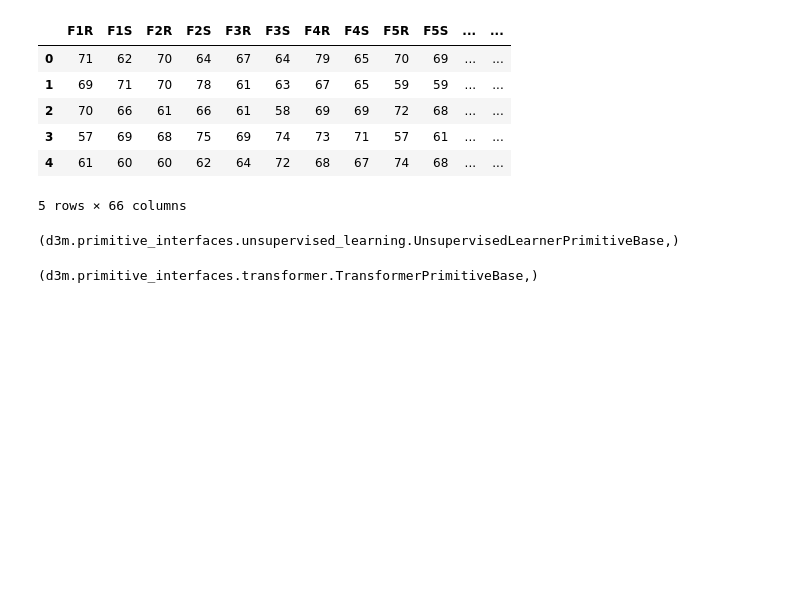
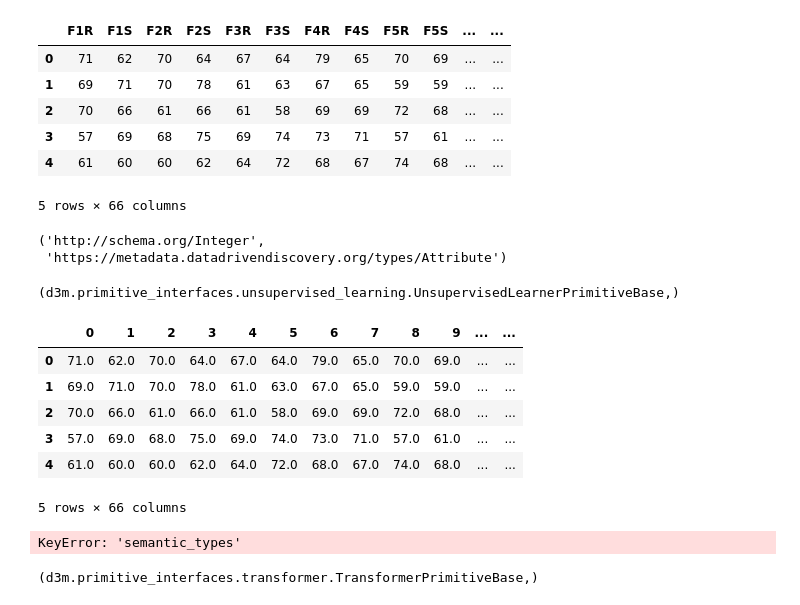
Before and after one commit to VIDA-NYU/alphad3m, a Jupyter notebook: scripts/pipeline_new_primitives.ipynb, the cells around one changed output. Cells and saved outputs as stored; diff of their text form; code cells hidden in the pictures; blank space fills up the shorter version.

```diff
--- a/scripts/pipeline_new_primitives.ipynb
+++ b/scripts/pipeline_new_primitives.ipynb
@@ -155,7 +143,7 @@ d3m.primitives.datasets.DatasetToDataFrame.__bases__
 hyperparams_class = d3m.primitives.datasets.DatasetToDataFrame.metadata.query()['primitive_code']['class_type_arguments']['Hyperparams']
 hyperparams = hyperparams_class.defaults()
 step1 = d3m.primitives.datasets.DatasetToDataFrame(hyperparams=hyperparams)
-res = step1.produce(inputs=step0_produce)
+res = step1.produce(inputs=dataset)
 assert res.has_finished
 step1_produce = res.value
 step1_produce.head()
@@ -192,9 +180,10 @@ d3m.primitives.data.ExtractAttributes.__bases__
 # %% [output]
 (d3m.primitive_interfaces.transformer.TransformerPrimitiveBase,)
 # %%
-hyperparams_class = d3m.primitives.data.ExtractAttributes.metadata.query()['primitive_code']['class_type_arguments']['Hyperparams']
-hyperparams = hyperparams_class.defaults()
-step3 = d3m.primitives.data.ExtractAttributes(hyperparams=hyperparams)
+hyperparams_class = d3m.primitives.data.ExtractColumnsBySemanticTypes.metadata.query()['primitive_code']['class_type_arguments']['Hyperparams']
+hyperparams = hyperparams_class(hyperparams_class.defaults(),
+                                semantic_types=['https://metadata.datadrivendiscovery.org/types/Attribute'])
+step3 = d3m.primitives.data.ExtractColumnsBySemanticTypes(hyperparams=hyperparams)
 res = step3.produce(inputs=step2_produce)
 assert res.has_finished
 step3_produce = res.value
@@ -227,6 +216,11 @@ step4_produce.head()
 | 3 | 57 | 69 | 68 | 75 | 69 | 74 | 73 | 71 | 57 | 61 | ... | ... |
 | 4 | 61 | 60 | 60 | 62 | 64 | 72 | 68 | 67 | 74 | 68 | ... | ... |
 5 rows × 66 columns
+# %%
+dict(step4_produce.metadata.query([ALL_ELEMENTS, 0]))['semantic_types']
+# %% [output]
+('http://schema.org/Integer',
+ 'https://metadata.datadrivendiscovery.org/types/Attribute')
 # %%
 d3m.primitives.sklearn_wrap.SKImputer.__bases__
 # %% [output]
@@ -234,12 +228,25 @@ d3m.primitives.sklearn_wrap.SKImputer.__bases__
 # %%
 hyperparams_class = d3m.primitives.sklearn_wrap.SKImputer.metadata.query()['primitive_code']['class_type_arguments']['Hyperparams']
 hyperparams = hyperparams_class.defaults()
 step5 = d3m.primitives.sklearn_wrap.SKImputer(hyperparams=hyperparams)
 step5.set_training_data(inputs=step4_produce)
 res = step5.fit()
 assert res.has_finished
 assert res.value is None
 res = step5.produce(inputs=step4_produce)
 assert res.has_finished
 step5_produce = res.value
+step5_produce.head()
+# %% [output]
+|  | 0 | 1 | 2 | 3 | 4 | 5 | 6 | 7 | 8 | 9 | ... | ... |
+| 0 | 71.0 | 62.0 | 70.0 | 64.0 | 67.0 | 64.0 | 79.0 | 65.0 | 70.0 | 69.0 | ... | ... |
+| 1 | 69.0 | 71.0 | 70.0 | 78.0 | 61.0 | 63.0 | 67.0 | 65.0 | 59.0 | 59.0 | ... | ... |
+| 2 | 70.0 | 66.0 | 61.0 | 66.0 | 61.0 | 58.0 | 69.0 | 69.0 | 72.0 | 68.0 | ... | ... |
+| 3 | 57.0 | 69.0 | 68.0 | 75.0 | 69.0 | 74.0 | 73.0 | 71.0 | 57.0 | 61.0 | ... | ... |
+| 4 | 61.0 | 60.0 | 60.0 | 62.0 | 64.0 | 72.0 | 68.0 | 67.0 | 74.0 | 68.0 | ... | ... |
+5 rows × 66 columns
+# %%
+dict(step5_produce.metadata.query([ALL_ELEMENTS, 0]))['semantic_types']
+# %% [output]
+KeyError: 'semantic_types'
 # %%
```
Also changed, not shown: parts of 25 cells of this notebook.
